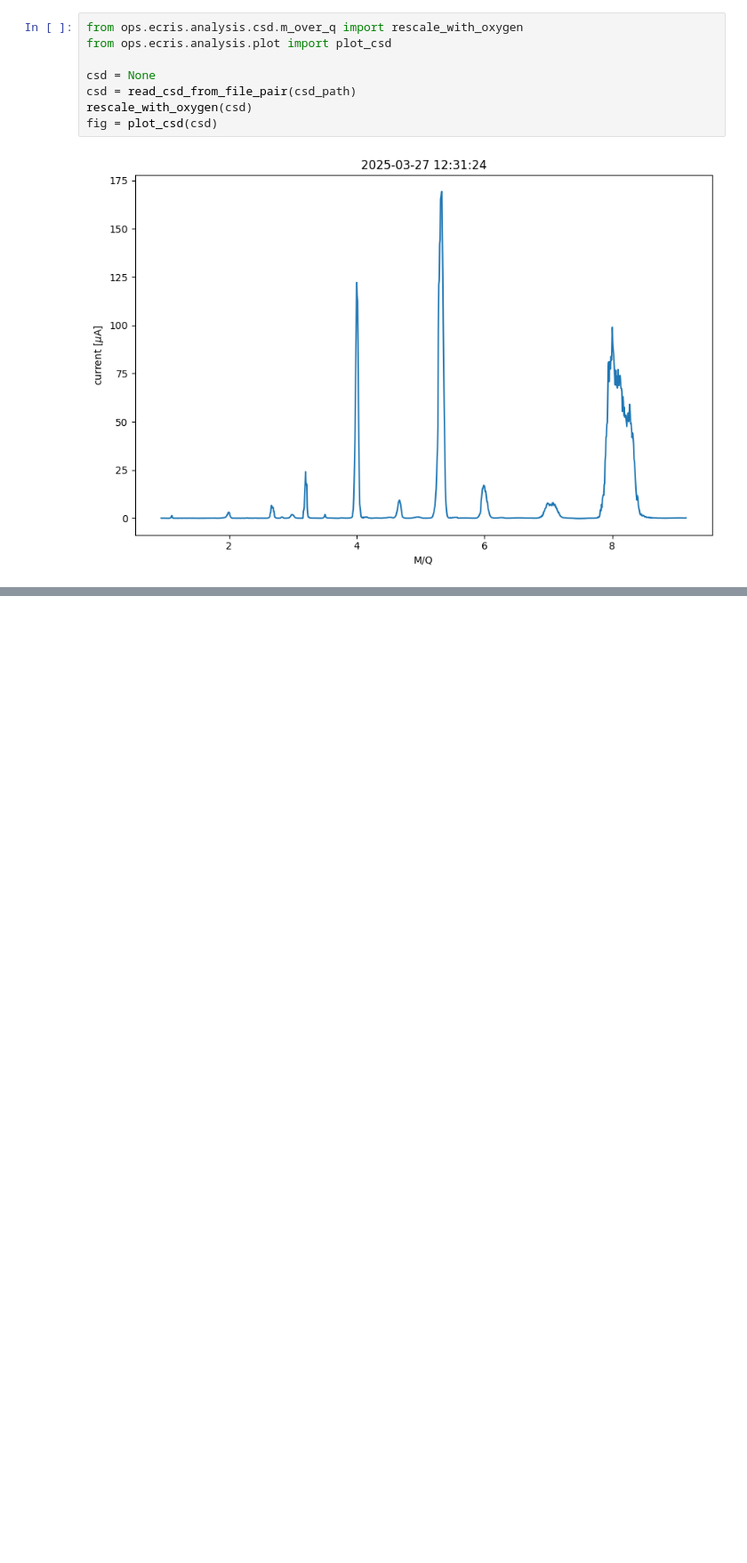
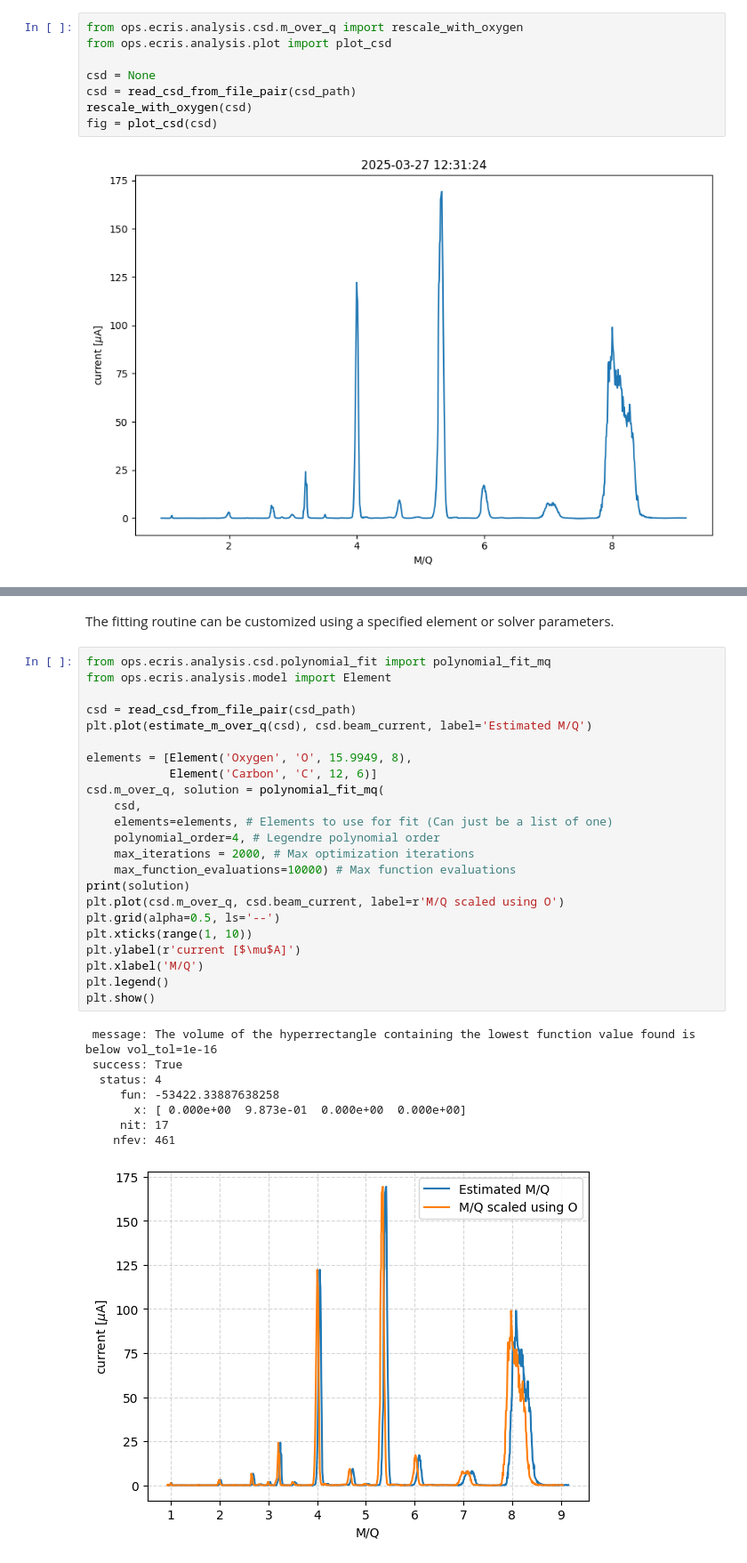
Before and after one commit to lbnl-88ops/ecris.analysis, a Jupyter notebook: notebooks/csd_analysis.ipynb, the cells around one changed output, grey strips where cells are left out. Shown at 89% size. Drawn from its saved outputs; the diff is of its cells as text; blank space fills up the shorter version.

Commit message:
updated fitting notebook

```diff
--- a/notebooks/csd_analysis.ipynb
+++ b/notebooks/csd_analysis.ipynb
@@ -93,0 +128,34 @@ fig = plot_csd(csd)
+# %% [markdown]
+The fitting routine can be customized using a specified element or solver parameters.
+# %%
+from ops.ecris.analysis.csd.polynomial_fit import polynomial_fit_mq
+from ops.ecris.analysis.model import Element
+
+csd = read_csd_from_file_pair(csd_path)
+plt.plot(estimate_m_over_q(csd), csd.beam_current, label='Estimated M/Q')
+
+elements = [Element('Oxygen', 'O', 15.9949, 8),
+            Element('Carbon', 'C', 12, 6)]
+csd.m_over_q, solution = polynomial_fit_mq(
+    csd,
+    elements=elements, # Elements to use for fit (Can just be a list of one)
+    polynomial_order=4, # Legendre polynomial order
+    max_iterations = 2000, # Max optimization iterations
+    max_function_evaluations=10000) # Max function evaluations
+print(solution)
+plt.plot(csd.m_over_q, csd.beam_current, label=r'M/Q scaled using O')
+plt.grid(alpha=0.5, ls='--')
+plt.xticks(range(1, 10))
+plt.ylabel(r'current [$\mu$A]')
+plt.xlabel('M/Q')
+plt.legend()
+plt.show()
+# %% [output]
+ message: The volume of the hyperrectangle containing the lowest function value found is below vol_tol=1e-16
+ success: True
+  status: 4
+     fun: -53422.33887638258
+       x: [ 0.000e+00  9.873e-01  0.000e+00  0.000e+00]
+     nit: 17
+    nfev: 461
+[figure, added]
```
Also changed, not shown: parts of 7 cells of this notebook.
